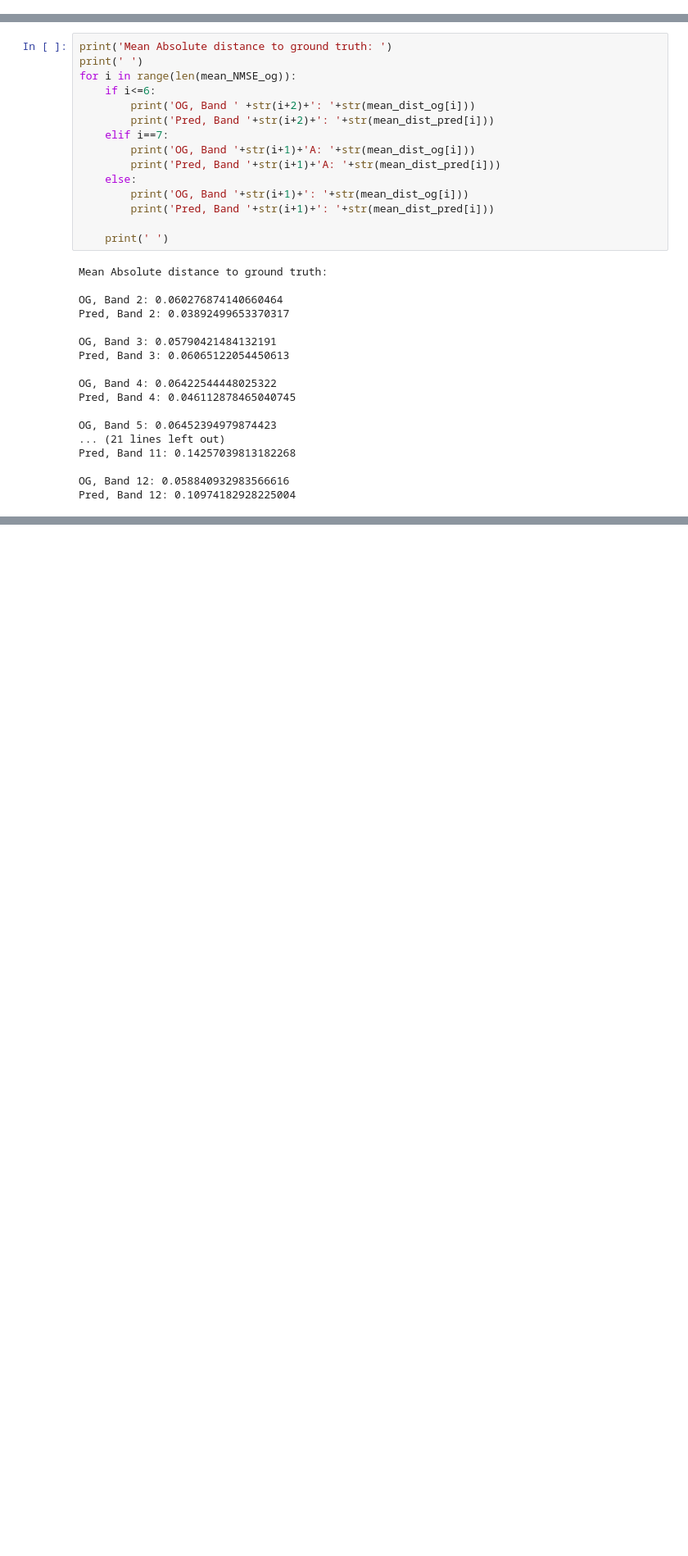
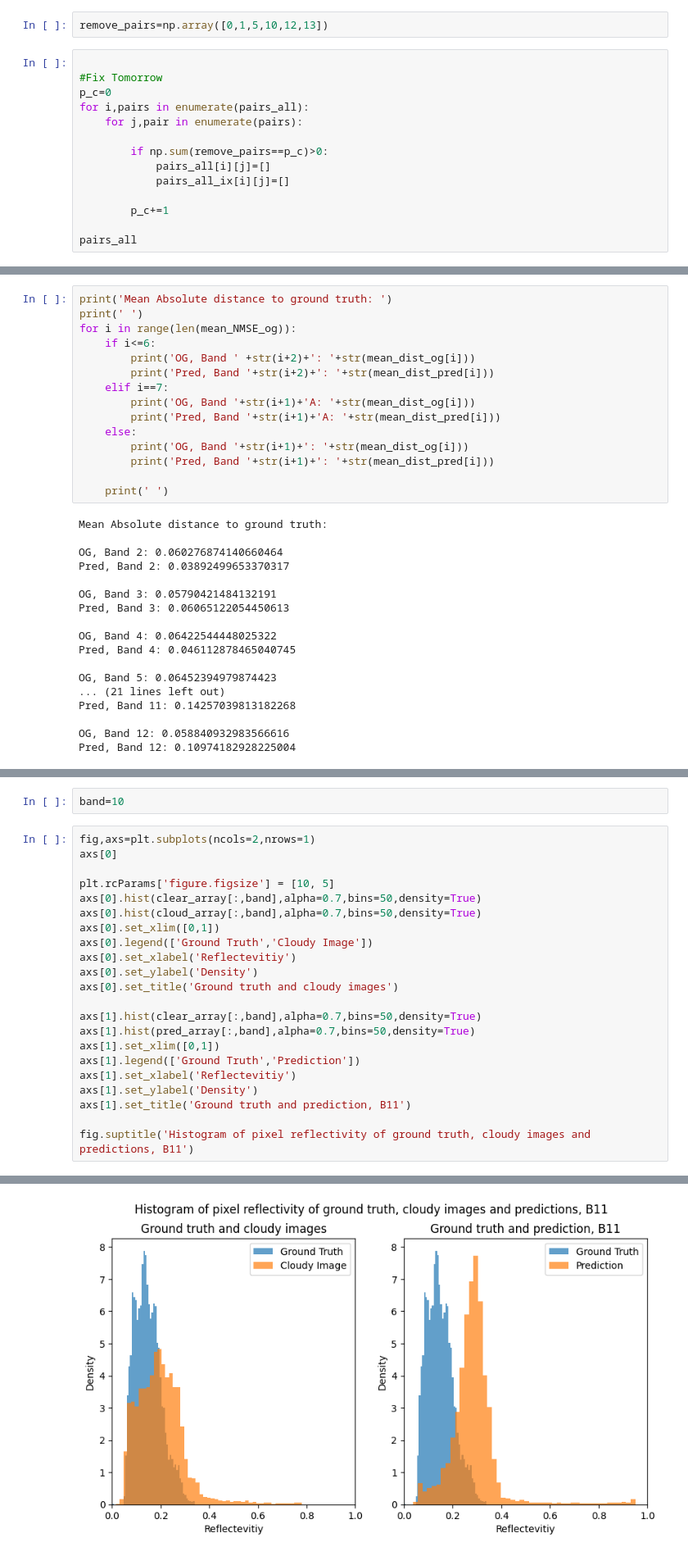
Before and after one commit to chiara-aisweden/cloud_rm, a Jupyter notebook: Cloud_rm/forest_agency_get_all_pairs.ipynb, the cells around one changed output, grey strips where cells are left out. Shown at 82% size. Drawn from its saved outputs; the diff is of its cells as text; blank space fills up the shorter version.

```diff
--- a/Cloud_rm/forest_agency_get_all_pairs.ipynb
+++ b/Cloud_rm/forest_agency_get_all_pairs.ipynb
@@ -243,0 +246,16 @@ Clipping input data to the valid range for imshow with RGB data ([0..1] for floa
+# %%
+remove_pairs=np.array([0,1,5,10,12,13])
+# %%
+
+#Fix Tomorrow
+p_c=0
+for i,pairs in enumerate(pairs_all):
+    for j,pair in enumerate(pairs):
+
+        if np.sum(remove_pairs==p_c)>0:
+            pairs_all[i][j]=[]
+            pairs_all_ix[i][j]=[]
+
+        p_c+=1
+
+pairs_all
@@ -519,0 +598,25 @@ Pred, Band 12: 0.10974182928225004
+# %%
+band=10
+# %%
+fig,axs=plt.subplots(ncols=2,nrows=1)
+axs[0]
+
+plt.rcParams['figure.figsize'] = [10, 5]
+axs[0].hist(clear_array[:,band],alpha=0.7,bins=50,density=True)
+axs[0].hist(cloud_array[:,band],alpha=0.7,bins=50,density=True)
+axs[0].set_xlim([0,1])
+axs[0].legend(['Ground Truth','Cloudy Image'])
+axs[0].set_xlabel('Reflectevitiy')
+axs[0].set_ylabel('Density')
+axs[0].set_title('Ground truth and cloudy images')
+
+axs[1].hist(clear_array[:,band],alpha=0.7,bins=50,density=True)
+axs[1].hist(pred_array[:,band],alpha=0.7,bins=50,density=True)
+axs[1].set_xlim([0,1])
+axs[1].legend(['Ground Truth','Prediction'])
+axs[1].set_xlabel('Reflectevitiy')
+axs[1].set_ylabel('Density')
+axs[1].set_title('Ground truth and prediction, B11')
+
+fig.suptitle('Histogram of pixel reflectivity of ground truth, cloudy images and predictions, B11')
+# %% [output]
@@ -520 +624,2 @@ Pred, Band 12: 0.10974182928225004
+[figure, added]
 # %%
```
Also changed, not shown: parts of 22 cells of this notebook, 2 other files.
